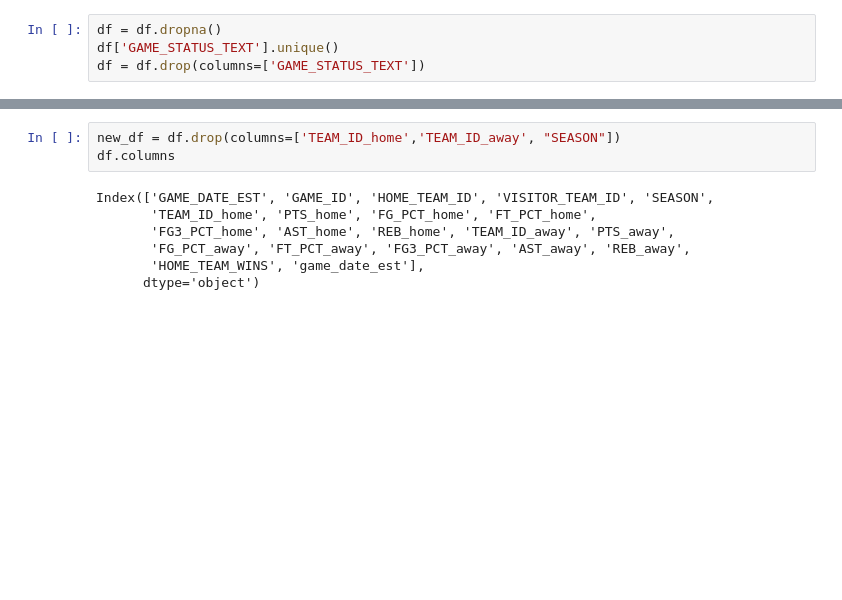
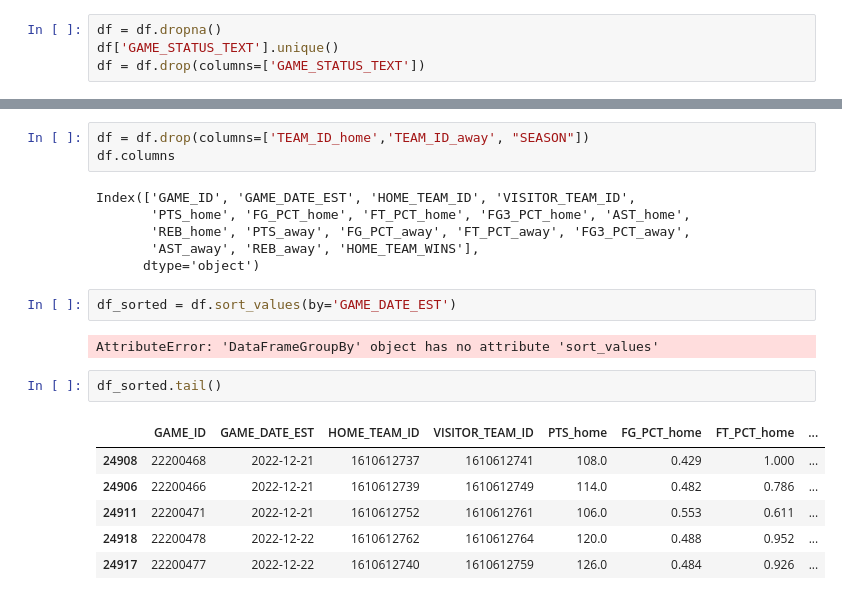
Before and after one commit to giovanni-lucarelli/basket, a Jupyter notebook: basket.ipynb, the cells around one changed output, grey strips where cells are left out. Drawn from its saved outputs; the diff is of its cells as text; blank space fills up the shorter version.

```diff
--- a/basket.ipynb
+++ b/basket.ipynb
@@ -103,12 +156,24 @@ plt.show()
 # %% [output]
 [figure]
 # %%
-new_df = df.drop(columns=['TEAM_ID_home','TEAM_ID_away', "SEASON"])
+df = df.drop(columns=['TEAM_ID_home','TEAM_ID_away', "SEASON"])
 df.columns
 # %% [output]
-Index(['GAME_DATE_EST', 'GAME_ID', 'HOME_TEAM_ID', 'VISITOR_TEAM_ID', 'SEASON',
-       'TEAM_ID_home', 'PTS_home', 'FG_PCT_home', 'FT_PCT_home',
-       'FG3_PCT_home', 'AST_home', 'REB_home', 'TEAM_ID_away', 'PTS_away',
-       'FG_PCT_away', 'FT_PCT_away', 'FG3_PCT_away', 'AST_away', 'REB_away',
-       'HOME_TEAM_WINS', 'game_date_est'],
+Index(['GAME_ID', 'GAME_DATE_EST', 'HOME_TEAM_ID', 'VISITOR_TEAM_ID',
+       'PTS_home', 'FG_PCT_home', 'FT_PCT_home', 'FG3_PCT_home', 'AST_home',
+       'REB_home', 'PTS_away', 'FG_PCT_away', 'FT_PCT_away', 'FG3_PCT_away',
+       'AST_away', 'REB_away', 'HOME_TEAM_WINS'],
       dtype='object')
+# %%
+df_sorted = df.sort_values(by='GAME_DATE_EST')
+# %% [output]
+AttributeError: 'DataFrameGroupBy' object has no attribute 'sort_values'
+# %%
+df_sorted.tail()
+# %% [output]
+|  | GAME_ID | GAME_DATE_EST | HOME_TEAM_ID | VISITOR_TEAM_ID | PTS_home | FG_PCT_home | FT_PCT_home | ... |
+| 24908 | 22200468 | 2022-12-21 | 1610612737 | 1610612741 | 108.0 | 0.429 | 1.000 | ... |
+| 24906 | 22200466 | 2022-12-21 | 1610612739 | 1610612749 | 114.0 | 0.482 | 0.786 | ... |
+| 24911 | 22200471 | 2022-12-21 | 1610612752 | 1610612761 | 106.0 | 0.553 | 0.611 | ... |
+| 24918 | 22200478 | 2022-12-22 | 1610612762 | 1610612764 | 120.0 | 0.488 | 0.952 | ... |
+| 24917 | 22200477 | 2022-12-22 | 1610612740 | 1610612759 | 126.0 | 0.484 | 0.926 | ... |
```
Also changed, not shown: parts of 16 cells of this notebook.
